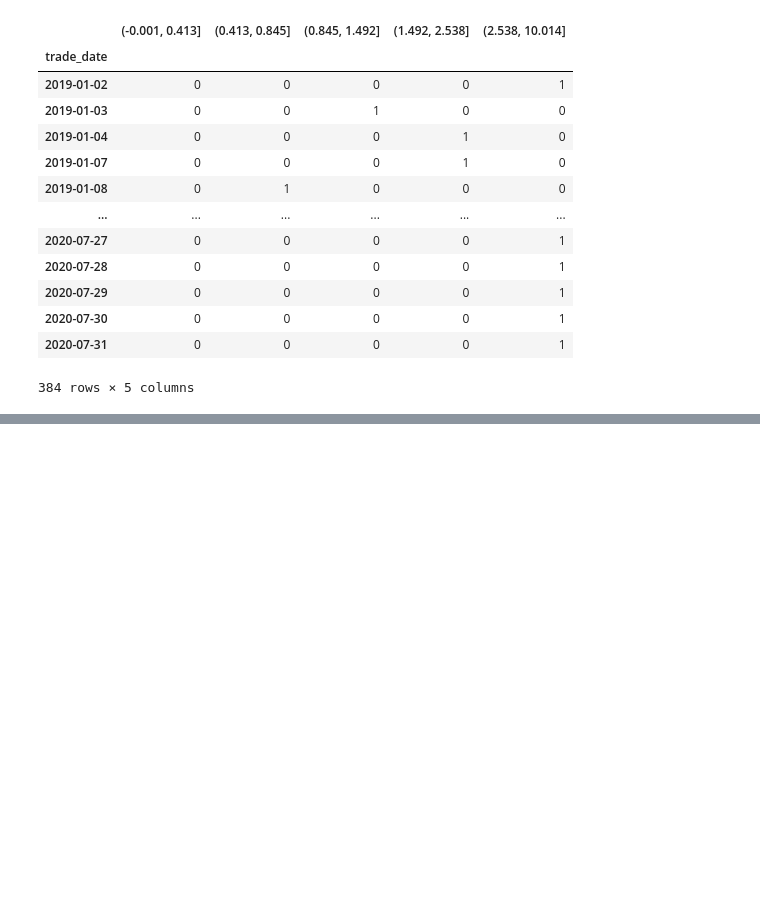
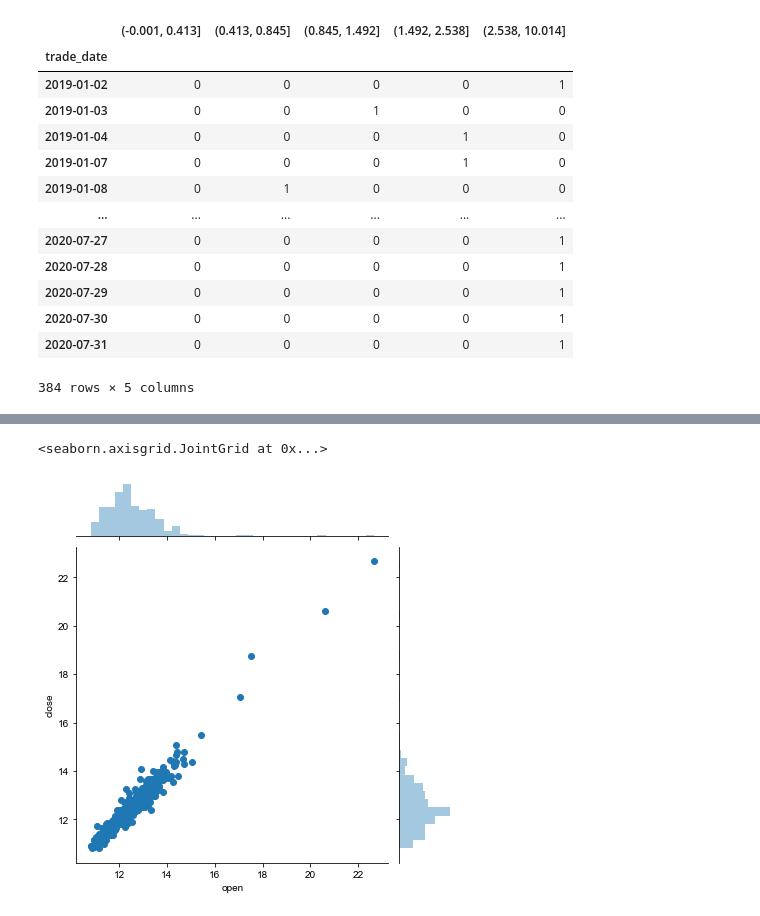
Before and after one commit to wd64759/quants, a Jupyter notebook: quants/abnormal_stocks.ipynb, the cells around one changed output, grey strips where cells are left out. Saved outputs shown, nothing was run; the diff lists cells and outputs as text; code cells hidden in the pictures; blank space fills up the shorter version.

```diff
--- a/quants/abnormal_stocks.ipynb
+++ b/quants/abnormal_stocks.ipynb
@@ -105,0 +124,5 @@ pd.get_dummies(tchgs)
+# %%
+sb.jointplot(tdays.open, np.abs(tdays.close))
+# %% [output]
+<seaborn.axisgrid.JointGrid at 0x...>
+[figure, added]
```
Also changed, not shown: parts of 9 cells of this notebook.
